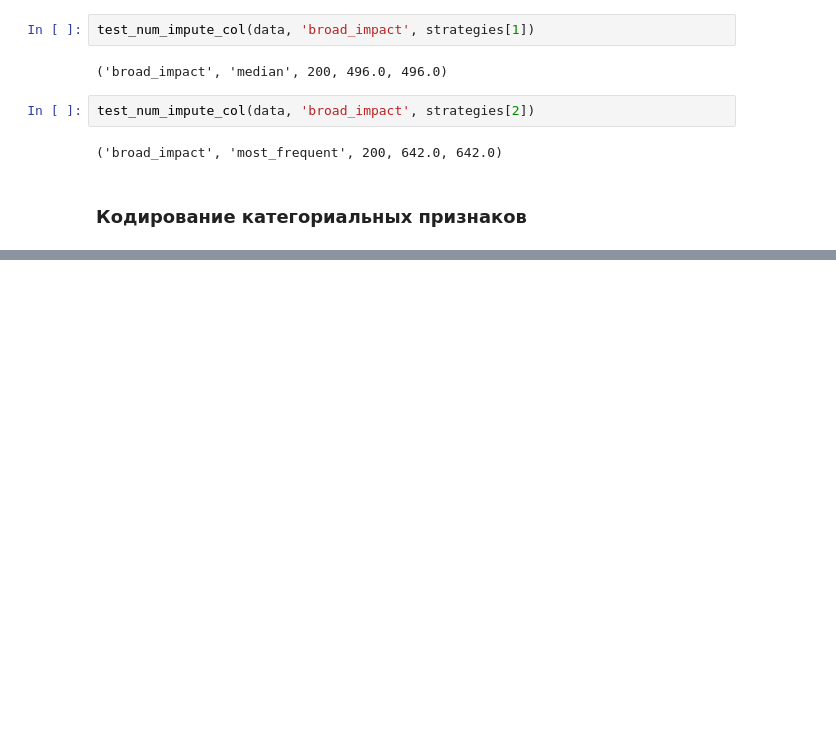
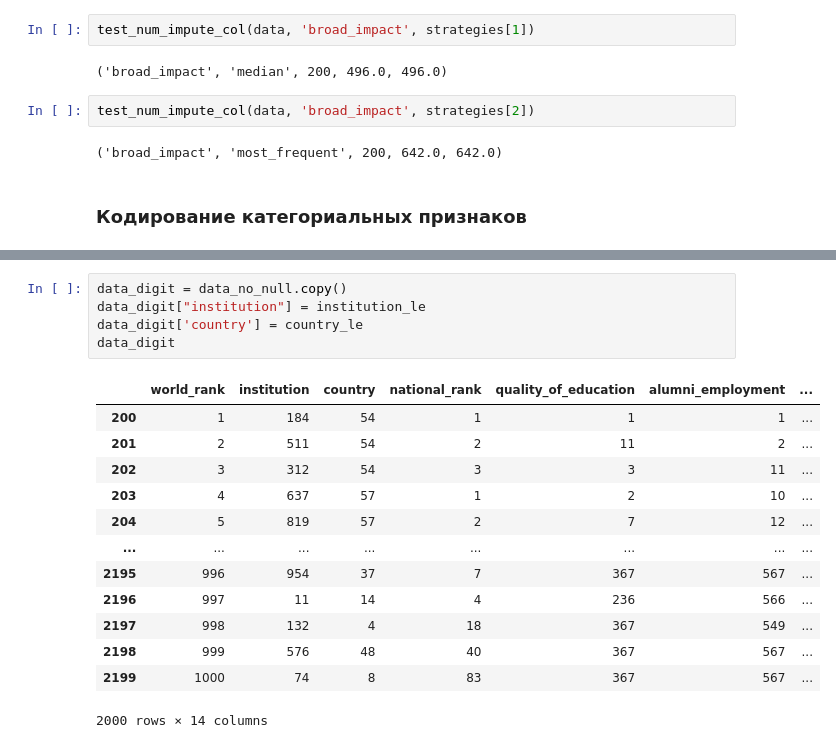
Before and after one commit to mrRoze/TMO-worked, a Jupyter notebook: TMO/Lab 2.ipynb, the cells around one changed output, grey strips where cells are left out. Saved outputs shown, nothing was run; the diff lists cells and outputs as text; blank space fills up the shorter version.

```diff
--- a/TMO/Lab 2.ipynb
+++ b/TMO/Lab 2.ipynb
@@ -309,0 +386,19 @@ test_num_impute_col(data, 'broad_impact', strategies[2])
+# %%
+data_digit = data_no_null.copy()
+data_digit["institution"] = institution_le
+data_digit['country'] = country_le
+data_digit
+# %% [output]
+|  | world_rank | institution | country | national_rank | quality_of_education | alumni_employment | ... |
+| 200 | 1 | 184 | 54 | 1 | 1 | 1 | ... |
+| 201 | 2 | 511 | 54 | 2 | 11 | 2 | ... |
+| 202 | 3 | 312 | 54 | 3 | 3 | 11 | ... |
+| 203 | 4 | 637 | 57 | 1 | 2 | 10 | ... |
+| 204 | 5 | 819 | 57 | 2 | 7 | 12 | ... |
+| ... | ... | ... | ... | ... | ... | ... | ... |
+| 2195 | 996 | 954 | 37 | 7 | 367 | 567 | ... |
+| 2196 | 997 | 11 | 14 | 4 | 236 | 566 | ... |
+| 2197 | 998 | 132 | 4 | 18 | 367 | 549 | ... |
+| 2198 | 999 | 576 | 48 | 40 | 367 | 567 | ... |
+| 2199 | 1000 | 74 | 8 | 83 | 367 | 567 | ... |
+2000 rows × 14 columns
```
Also changed, not shown: parts of 20 cells of this notebook.
